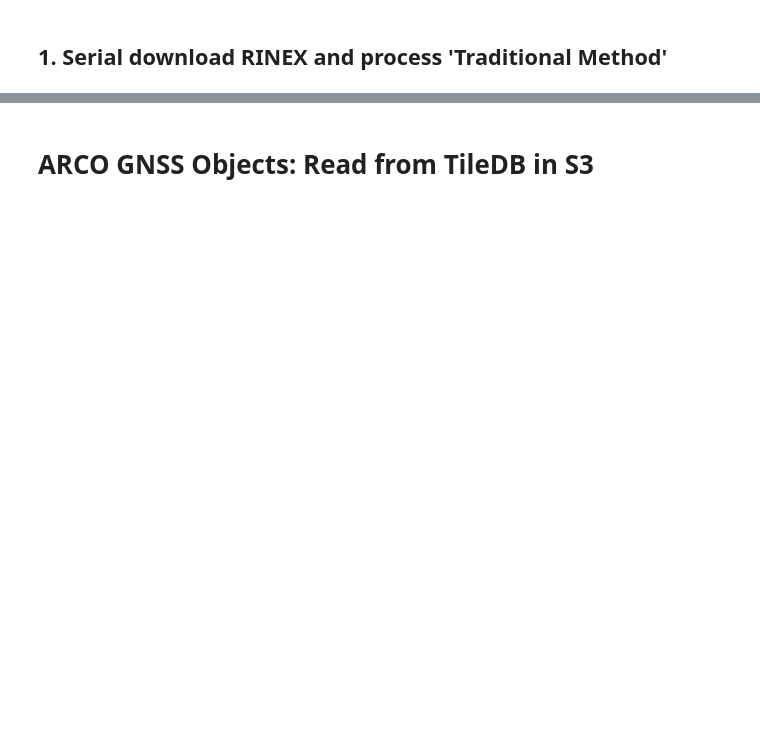
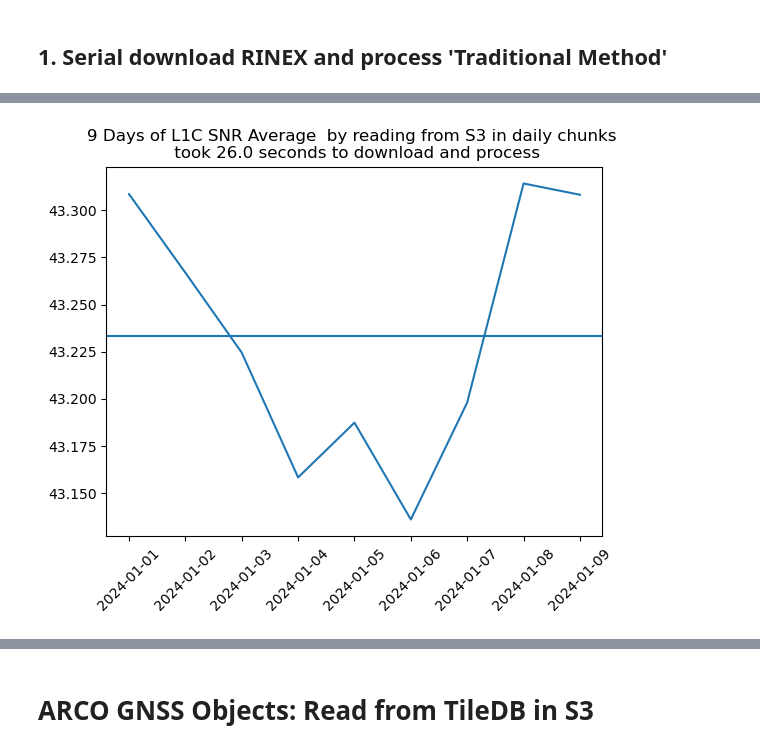
Before and after one commit to spara/cloud-101-geolab, a Jupyter notebook: instructor/sage-gage24-demo.ipynb, the cells around one changed output, grey strips where cells are left out. Cells and saved outputs as stored; diff of their text form; code cells hidden in the pictures; blank space fills up the shorter version.

```diff
--- a/instructor/sage-gage24-demo.ipynb
+++ b/instructor/sage-gage24-demo.ipynb
@@ -84,6 +101,10 @@ def get_es_file(url, directory_to_save_file='./', token_path='./'):
 ## 1. Serial download RINEX and process 'Traditional Method'
 # %%
 import georinex as gr #https://github.com/geospace-code/georinex/blob/main/Readme_OBS.md
+import os
+
+directory_path = "./rinex_data"
+os.makedirs(directory_path, exist_ok=True)
 
 dl_time=[]
 pr_time=[]
@@ -119,3 +140,4 @@ plt.xticks(rotation=45)
 plt.axhline(snr_rnx)
 plt.title('%s Days of L1C SNR Average  by reading from S3 in daily chunks \n took %.1f seconds to download and process' %(len(date_li),dl_time))
 plt.show()
+# %% [output]
@@ -122,3 +153,4 @@ plt.show()
+[figure, added]
 # %% [markdown]
 ## What is this doing?
 
```
Also changed, not shown: parts of 7 cells of this notebook, 4 other files.
